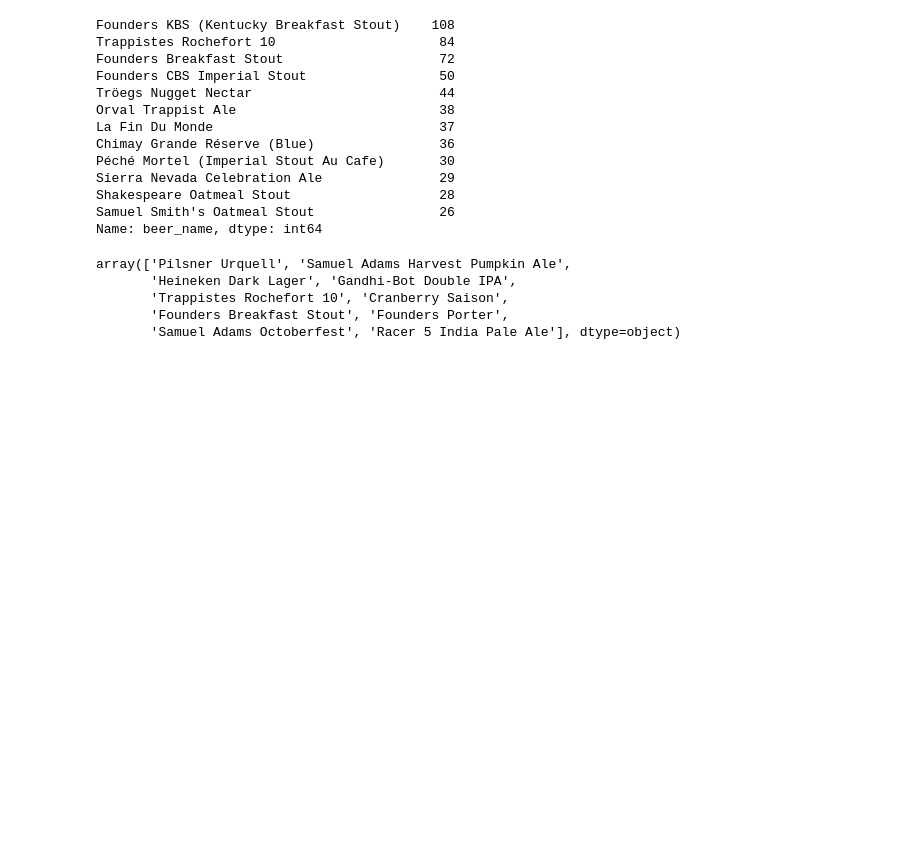
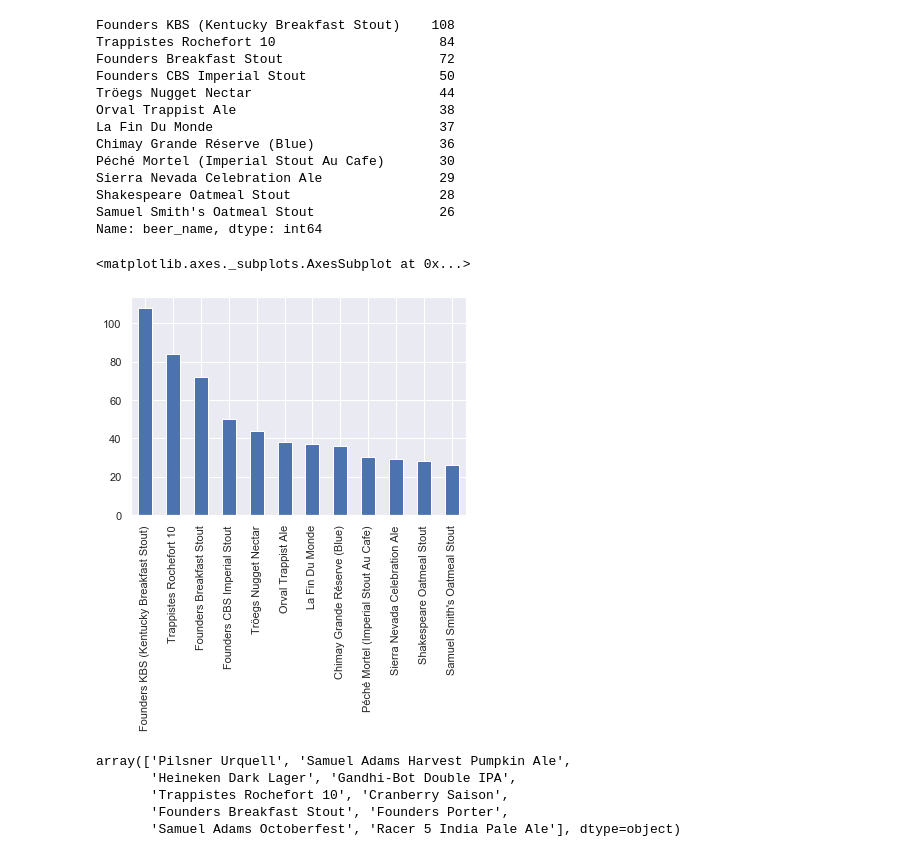
Before and after one commit to rose620/beer_analysis, a Jupyter notebook: Beer_Analysis.ipynb, the cells around one changed output. Cells and saved outputs as stored; diff of their text form; code cells hidden in the pictures; blank space fills up the shorter version.

```diff
--- a/Beer_Analysis.ipynb
+++ b/Beer_Analysis.ipynb
@@ -465,6 +465,13 @@ Sierra Nevada Celebration Ale               29
 Shakespeare Oatmeal Stout                   28
 Samuel Smith's Oatmeal Stout                26
 Name: beer_name, dtype: int64
+# %%
+#plot the beer names with the highest count of reviews
+list_3 = list3[0:12]
+list_3.plot(kind='bar')
+# %% [output]
+<matplotlib.axes._subplots.AxesSubplot at 0x...>
+[figure, added]
 # %%
 #sort values of the top rated beers
 df_top_ratings.sort_values(by = ['review_overall'], ascending = False ).head(10)\
```
Also changed, not shown: parts of 9 cells of this notebook.
